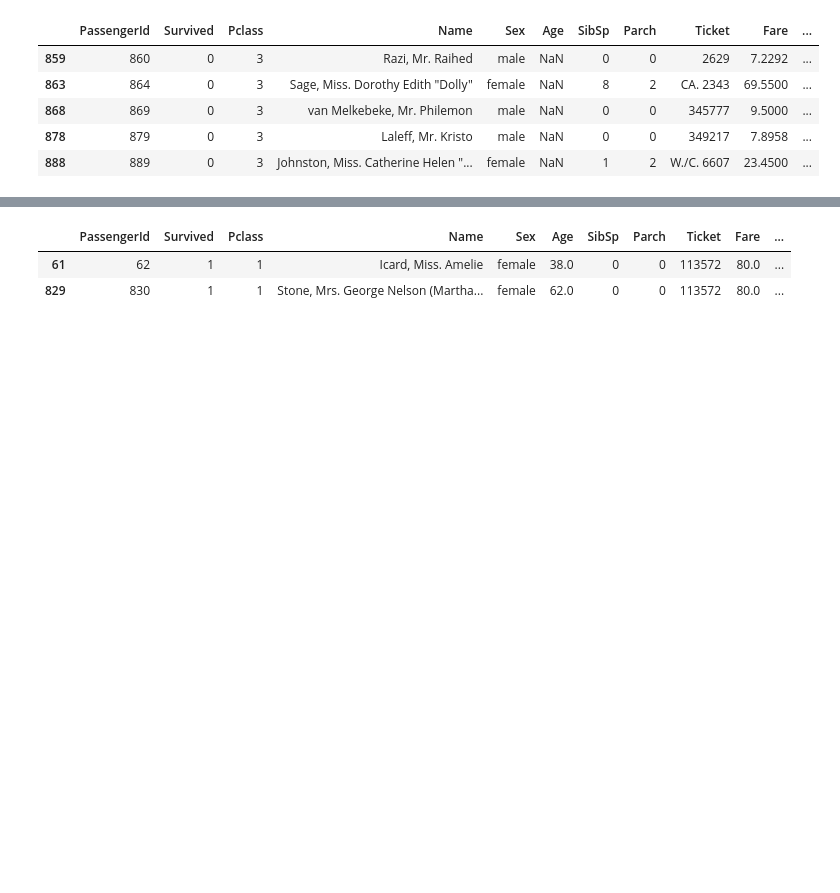
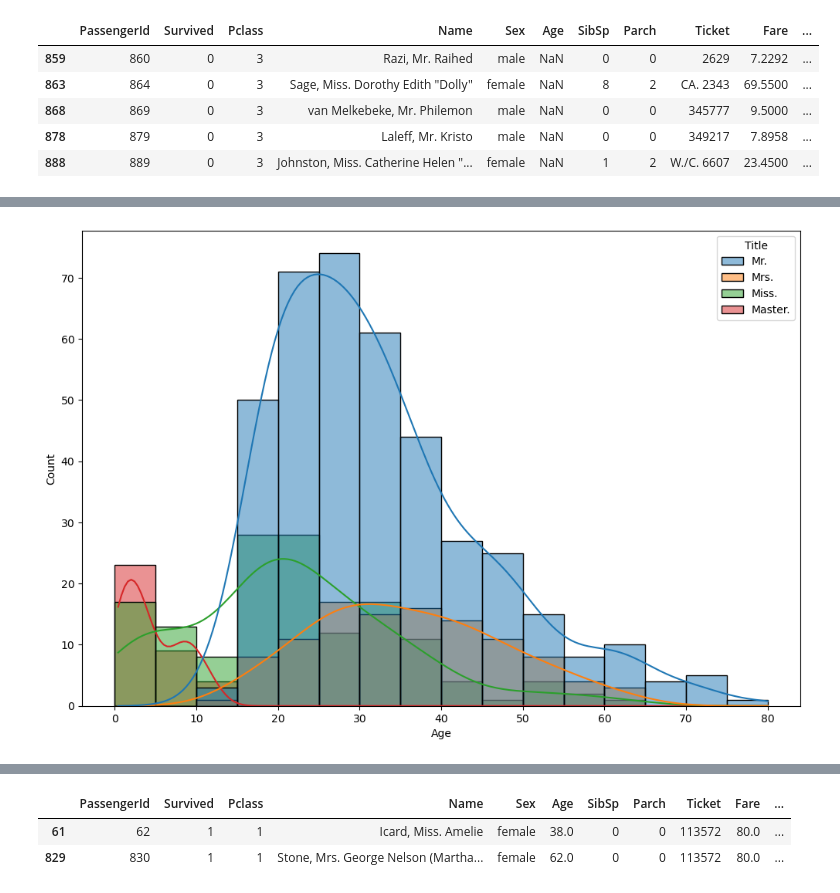
Before and after one commit to xFiveRivers/Kaggle_Titanic, a Jupyter notebook: eda/data_description.ipynb, the cells around one changed output, grey strips where cells are left out. Saved outputs shown, nothing was run; the diff lists cells and outputs as text; code cells hidden in the pictures; blank space fills up the shorter version.

```diff
--- a/eda/data_description.ipynb
+++ b/eda/data_description.ipynb
@@ -146,0 +199,2 @@ One method of dealing with the missing values with `Age` is to input the age giv
+# %%
+remaining_titles = ['Master.', 'Mrs.', 'Miss.', 'Mr.']
@@ -146,0 +222,11 @@ One method of dealing with the missing values with `Age` is to input the age giv
+# %%
+plt.figure(figsize=(12,8))
+sns.histplot(data=train_df[train_df['Title'].isin(remaining_titles)],
+             x='Age',
+             binwidth=5,
+             binrange=(0, 80),
+             kde=True,
+             hue='Title')
+plt.show()
+# %% [output]
+[figure, added]
```
Also changed, not shown: parts of 11 cells of this notebook.
